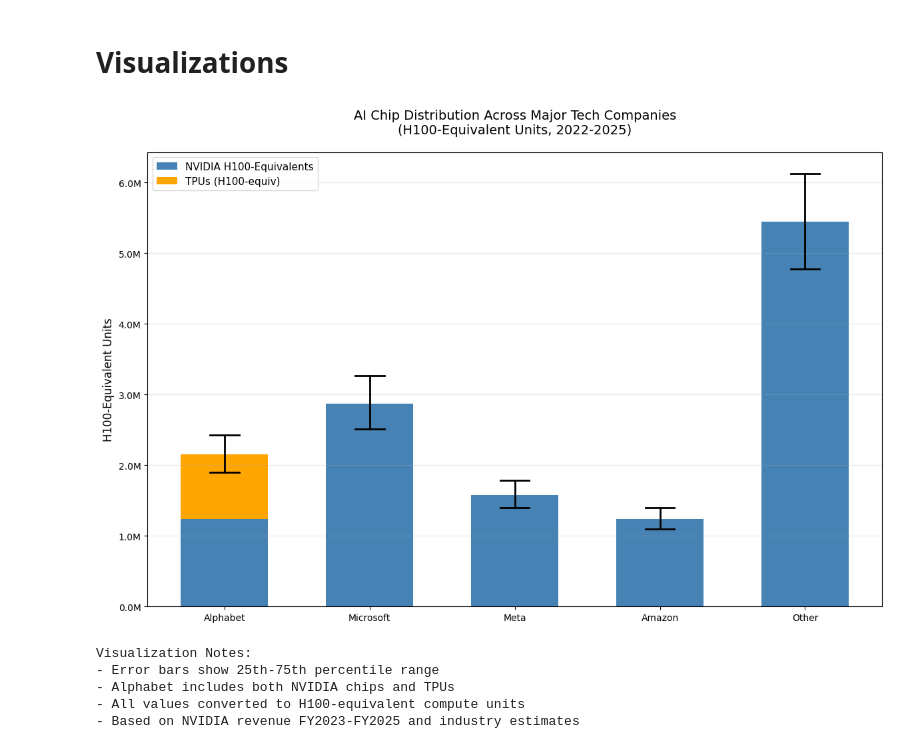
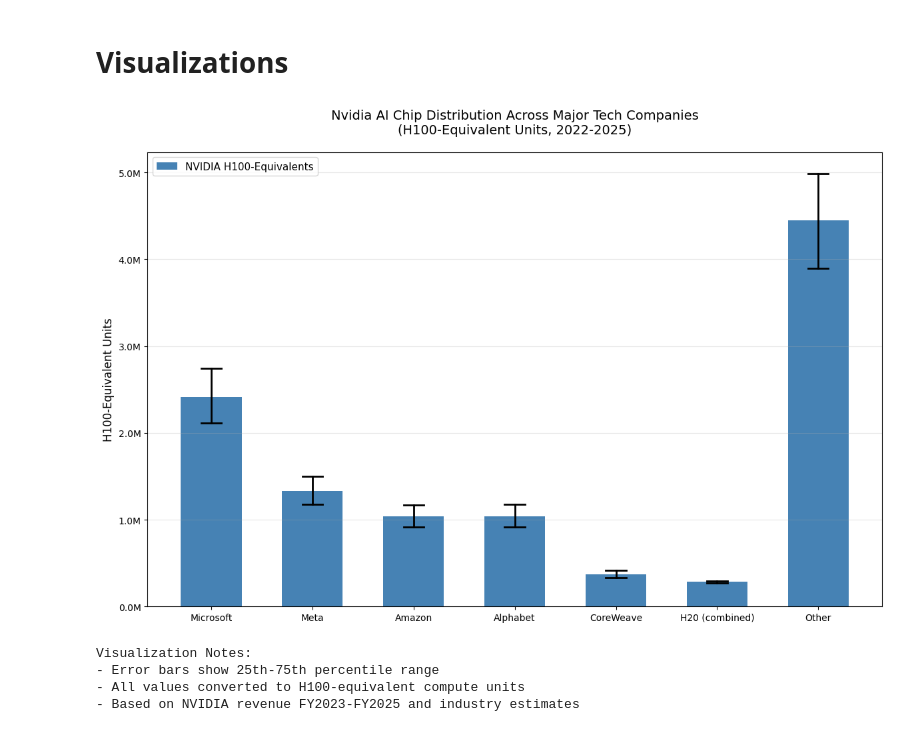
Before and after one commit to epoch-research/ai-companies, a Jupyter notebook: nvidia_estimates.ipynb, the cells around one changed output. Drawn from its saved outputs; the diff is of its cells as text; code cells hidden in the pictures.

Commit message:
rename chips, updated visualizations

```diff
--- a/nvidia_estimates.ipynb
+++ b/nvidia_estimates.ipynb
@@ -139,8 +139,10 @@ def fy_to_decimal_year(fy_string):
 CHIP_FLOPS = {
     'A100': 312,
     'H100': 989,
+    'H100/H200': 989,
     'H20': 148,
-    'GB200': 2500,
+    'B200': 2500,
+    'B300': 2500,
     'TPUv3': 123,
     'TPUv4': 275,
     'TPUv4i': 138,
@@ -1031,7 +1098,7 @@ hopper_count = installed_base * hopper_share_installed
 a100_count = installed_base * (1 - hopper_share_installed)
 
 # Convert A100s to H100-equivalents (A100 is 312 TFLOPS vs H100's 989 TFLOPS)
-a100_h100_equiv = a100_count * (CHIP_FLOPS['A100'] / CHIP_FLOPS['H100'])
+a100_h100_equiv = a100_count * (CHIP_FLOPS['A100'] / CHIP_FLOPS['H100/H200'])
 installed_base_h100_equiv = hopper_count + a100_h100_equiv
 
 samples = installed_base_h100_equiv @ n_samples
@@ -1049,17 +1116,17 @@ h100_dc_power_w = sq_distribution(*COREWEAVE_DATA['h100_datacenter_power_w'])
 NVL72_power_w = sq_distribution(*COREWEAVE_DATA['NVL72_power_w'])
 NVL72_overhead_factor = sq_distribution(*COREWEAVE_DATA['NVL72_overhead_factor'])
 
-gb200_dc_power_w = NVL72_power_w * NVL72_overhead_factor / 72
-gb200_power_samples = gb200_dc_power_w @ n_samples
-print_percentile_results(gb200_power_samples, "GB200 power capacity in a data center (W)")
+B200_dc_power_w = NVL72_power_w * NVL72_overhead_factor / 72
+B200_power_samples = B200_dc_power_w @ n_samples
+print_percentile_results(B200_power_samples, "B200 power capacity in a data center (W)")
 
 # Estimate power and GPU count by model. Assumes all non-Blackwell chips in 2025 are H100
 blackwell_power_w = new_gpu_power_2025 * blackwell_share
 h100_power_w = new_gpu_power_2025 * (1 - blackwell_share)
-cw_blackwell_2025 = blackwell_power_w / gb200_dc_power_w
+cw_blackwell_2025 = blackwell_power_w / B200_dc_power_w
 cw_hopper_2025 = h100_power_w / h100_dc_power_w
 
-blackwell_h100_equiv = cw_blackwell_2025 * (CHIP_FLOPS['GB200'] / CHIP_FLOPS['H100'])
+blackwell_h100_equiv = cw_blackwell_2025 * (CHIP_FLOPS['B200'] / CHIP_FLOPS['H100/H200'])
 total_coreweave_h100_equiv = installed_base_h100_equiv + cw_hopper_2025 + blackwell_h100_equiv
 
 
@@ -1425,11 +1221,13 @@ Alphabet Total (NVIDIA + TPUs):
 # %% [markdown]
 # Visualizations
 # %%
+# version without TPU
+
 # Visualization
 # =============
 
 # Prepare data for plotting
-companies = ['Alphabet', 'Microsoft', 'Meta', 'Amazon', 'Other']
+companies = [ 'Microsoft', 'Meta', 'Amazon', 'Alphabet',  'CoreWeave', 'H20', 'Other']
 nvidia_medians = [company_results[company][50] for company in companies]
 nvidia_25th = [company_results[company][25] for company in companies]
 nvidia_75th = [company_results[company][75] for company in companies]
@@ -1440,57 +1238,47 @@ x = np.arange(len(companies))
 width = 0.6
 
 # Create NVIDIA bars
 nvidia_bars = ax.bar(x, nvidia_medians, width, label="NVIDIA H100-Equivalents", color='steelblue')
 
 # Add TPU bar for Alphabet (stacked on NVIDIA)
-alphabet_idx = companies.index('Alphabet')
-tpu_median = tpu_results[50]
-ax.bar(alphabet_idx, tpu_median, width, bottom=nvidia_medians[alphabet_idx],
-       label="TPUs (H100-equiv)", color='orange')
+# alphabet_idx = companies.index('Alphabet')
+# tpu_median = tpu_results[50]
+# ax.bar(alphabet_idx, tpu_median, width, bottom=nvidia_medians[alphabet_idx],
+#        label="TPUs (H100-equiv)", color='orange')
 
 # Add confidence intervals
 for i, company in enumerate(companies):
-    if company != 'Alphabet':
-        # Regular confidence intervals for NVIDIA-only companies
-        bar_width = width / 6
-        ax.plot([i - bar_width, i + bar_width], [nvidia_25th[i], nvidia_25th[i]], 'k-', linewidth=2)
-        ax.plot([i - bar_width, i + bar_width], [nvidia_75th[i], nvidia_75th[i]], 'k-', linewidth=2)
-        ax.plot([i, i], [nvidia_25th[i], nvidia_75th[i]], 'k-', linewidth=2)
-    else:
-        # Confidence interval for Alphabet total (NVIDIA + TPU)
-        total_25th = alphabet_total_results[25]
-        total_75th = alphabet_total_results[75]
-        bar_width = width / 6
-        ax.plot([i - bar_width, i + bar_width], [total_25th, total_25th], 'k-', linewidth=2)
-        ax.plot([i - bar_width, i + bar_width], [total_75th, total_75th], 'k-', linewidth=2)
-        ax.plot([i, i], [total_25th, total_75th], 'k-', linewidth=2)
+    bar_width = width / 6
+    ax.plot([i - bar_width, i + bar_width], [nvidia_25th[i], nvidia_25th[i]], 'k-', linewidth=2)
+    ax.plot([i - bar_width, i + bar_width], [nvidia_75th[i], nvidia_75th[i]], 'k-', linewidth=2)
+    ax.plot([i, i], [nvidia_25th[i], nvidia_75th[i]], 'k-', linewidth=2)
+
 
 # Formatting
 ax.set_ylabel('H100-Equivalent Units', fontsize=12)
-ax.set_title('AI Chip Distribution Across Major Tech Companies\n(H100-Equivalent Units, 2022-2025)', fontsize=14, pad=20)
+ax.set_title('Nvidia AI Chip Distribution Across Major Tech Companies\n(H100-Equivalent Units, 2022-2025)', fontsize=14, pad=20)
 ax.set_xticks(x)
-ax.set_xticklabels(companies)
+ax.set_xticklabels([ 'Microsoft', 'Meta', 'Amazon', 'Alphabet',  'CoreWeave', 'H20 (combined)', 'Other'])
 ax.legend(fontsize=11)
 
 # Format y-axis to show values in millions
 ax.yaxis.set_major_formatter(plt.FuncFormatter(lambda x, p: f'{x/1e6:.1f}M'))
 
 # Add grid for readability
 ax.grid(True, alpha=0.3, axis='y')
 
 plt.tight_layout()
+plt.savefig("visualizations/company_distribution.png", dpi=300, bbox_inches="tight")
 plt.show()
 
 # Print summary statistics
 print("\nVisualization Notes:")
 print("- Error bars show 25th-75th percentile range")
-print("- Alphabet includes both NVIDIA chips and TPUs")
 print("- All values converted to H100-equivalent compute units")
 print("- Based on NVIDIA revenue FY2023-FY2025 and industry estimates")
 # %% [output]
-[figure, old version]
+[figure, new version]
 Visualization Notes:
 - Error bars show 25th-75th percentile range
-- Alphabet includes both NVIDIA chips and TPUs
 - All values converted to H100-equivalent compute units
 - Based on NVIDIA revenue FY2023-FY2025 and industry estimates
```
Also changed, not shown: parts of 33 cells of this notebook, 15 other files.
